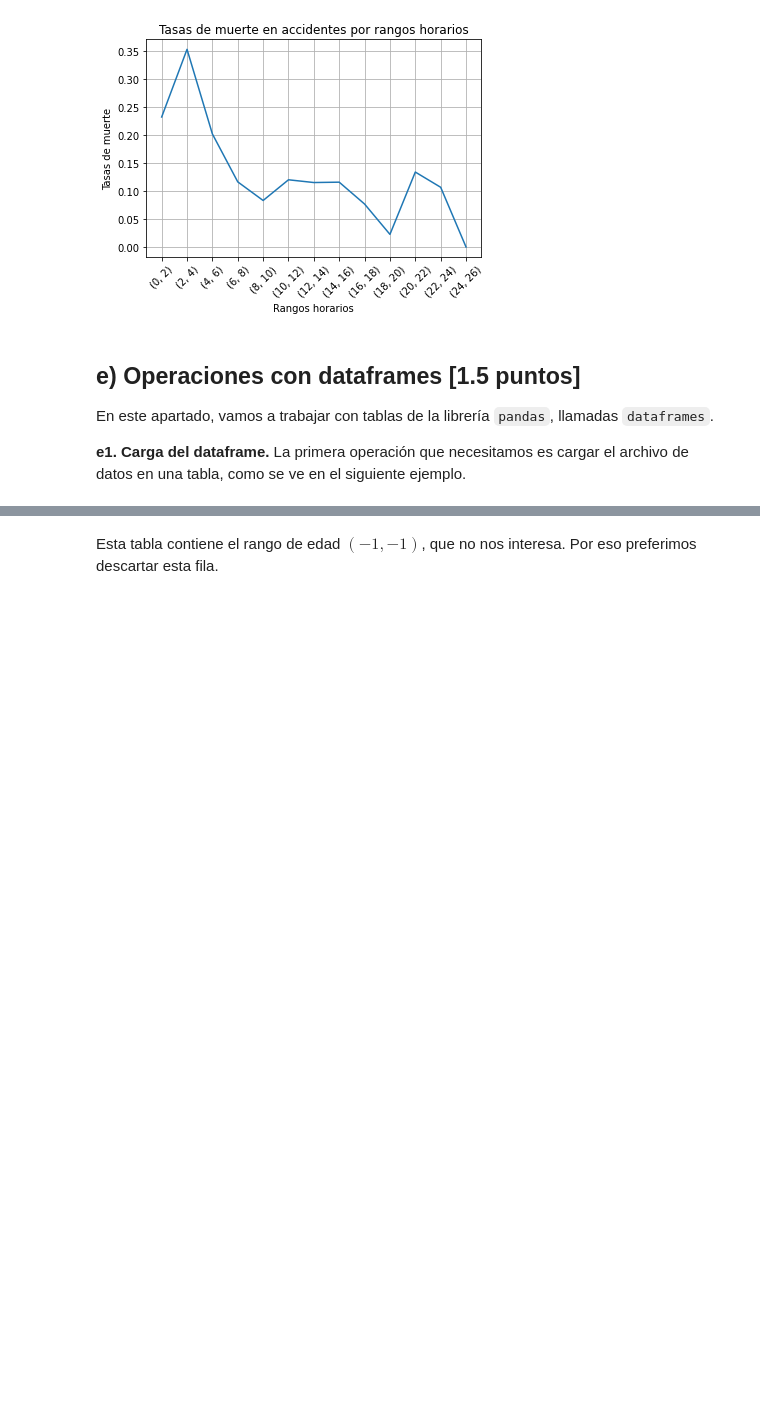
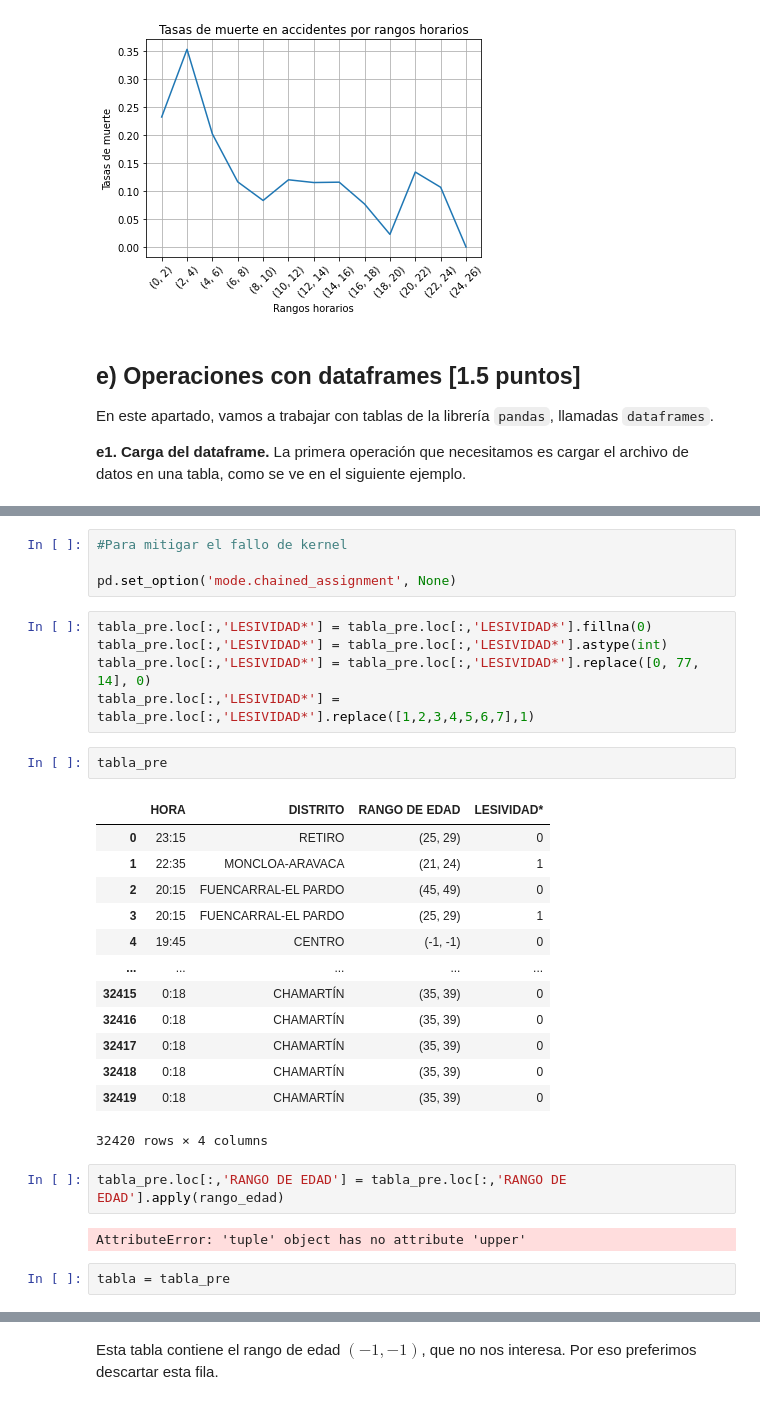
Before and after one commit to esterfb3397/programing-python, a Jupyter notebook: accidentes_en_madrid_esther.ipynb, the cells around one changed output, grey strips where cells are left out. Saved outputs shown, nothing was run; the diff lists cells and outputs as text; blank space fills up the shorter version.

```diff
--- a/accidentes_en_madrid_esther.ipynb
+++ b/accidentes_en_madrid_esther.ipynb
@@ -708,0 +736,31 @@ df = pd.read_table("2020_Accidentalidad.csv",header = 0,sep = ";",encoding = "is
+# %%
+#Para mitigar el fallo de kernel
+
+pd.set_option('mode.chained_assignment', None)
+# %%
+tabla_pre.loc[:,'LESIVIDAD*'] = tabla_pre.loc[:,'LESIVIDAD*'].fillna(0)
+tabla_pre.loc[:,'LESIVIDAD*'] = tabla_pre.loc[:,'LESIVIDAD*'].astype(int)
+tabla_pre.loc[:,'LESIVIDAD*'] = tabla_pre.loc[:,'LESIVIDAD*'].replace([0, 77, 14], 0)
+tabla_pre.loc[:,'LESIVIDAD*'] = tabla_pre.loc[:,'LESIVIDAD*'].replace([1,2,3,4,5,6,7],1)
+# %%
+tabla_pre
+# %% [output]
+|  | HORA | DISTRITO | RANGO DE EDAD | LESIVIDAD* |
+| 0 | 23:15 | RETIRO | (25, 29) | 0 |
+| 1 | 22:35 | MONCLOA-ARAVACA | (21, 24) | 1 |
+| 2 | 20:15 | FUENCARRAL-EL PARDO | (45, 49) | 0 |
+| 3 | 20:15 | FUENCARRAL-EL PARDO | (25, 29) | 1 |
+| 4 | 19:45 | CENTRO | (-1, -1) | 0 |
+| ... | ... | ... | ... | ... |
+| 32415 | 0:18 | CHAMARTÍN | (35, 39) | 0 |
+| 32416 | 0:18 | CHAMARTÍN | (35, 39) | 0 |
+| 32417 | 0:18 | CHAMARTÍN | (35, 39) | 0 |
+| 32418 | 0:18 | CHAMARTÍN | (35, 39) | 0 |
+| 32419 | 0:18 | CHAMARTÍN | (35, 39) | 0 |
+32420 rows × 4 columns
+# %%
+tabla_pre.loc[:,'RANGO DE EDAD'] = tabla_pre.loc[:,'RANGO DE EDAD'].apply(rango_edad)
+# %% [output]
+AttributeError: 'tuple' object has no attribute 'upper'
+# %%
+tabla = tabla_pre
```
Also changed, not shown: parts of 23 cells of this notebook.
